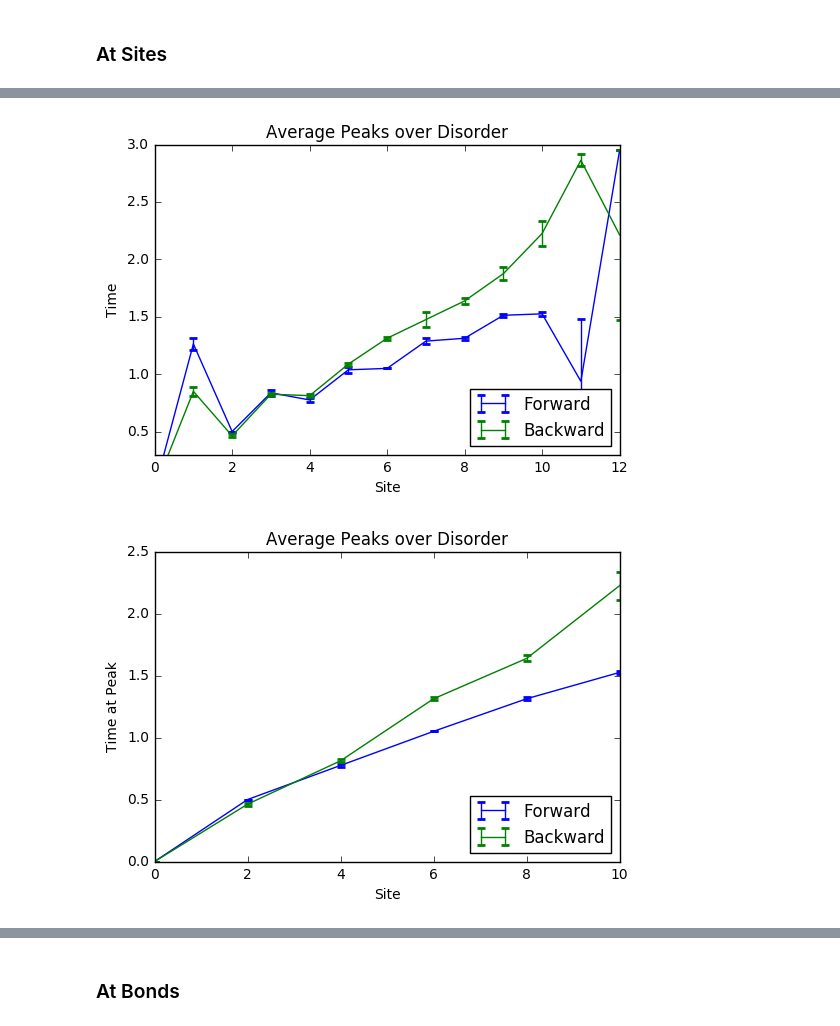
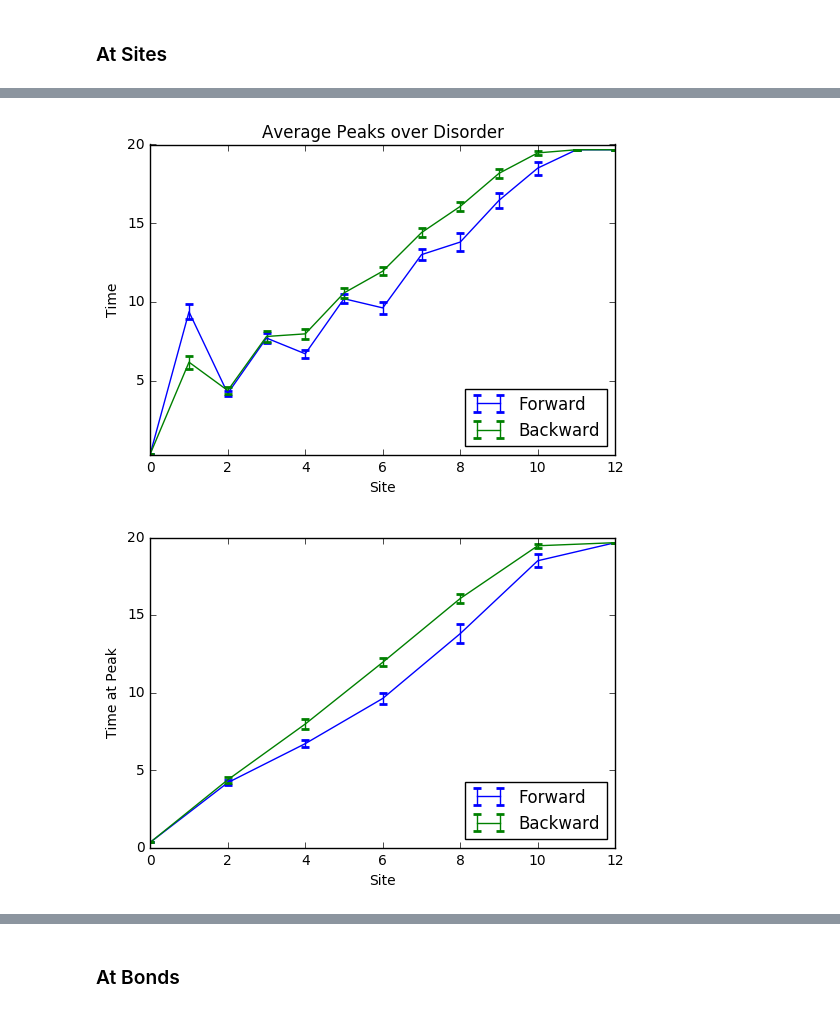
Before and after one commit to cnstahl/Asymmetric, a Jupyter notebook: python/Hamiltonian/Peaks13.ipynb, the cells around one changed output, grey strips where cells are left out. Saved outputs shown, nothing was run; the diff lists cells and outputs as text; code cells hidden in the pictures.

```diff
--- a/python/Hamiltonian/Peaks13.ipynb
+++ b/python/Hamiltonian/Peaks13.ipynb
@@ -17,21 +17,22 @@ def chop(a, warn = True):
 ### Get Data
 # %%
 L = 13
-end = 3
-n = 20
+end = 20
+n = 3
 
 here = True
 pauli = True
 Azero = True
 Aplus = False
 Amult = False
-field_strength = 1
+field_strength = .5
 dot_strength = 0
 
 prefix = "data/weights_L"+str(L)+"end"+str(end)+"n"+str(n)+"_"+str(int(here))+ \
          str(int(pauli))+"_"+str(int(Azero))+str(int(Aplus))+str(int(Amult))+ \
          "_f"+str(field_strength)+"d"+str(dot_strength)+"#"
 fnames = glob.glob(prefix + "*.npy")
+# fnames = fnames[4:5]
 # %%
 trials = len(fnames)
 weights_site = np.zeros((trials, 2, L,   end*n))
@@ -143,22 +168,24 @@ plt.legend(loc=4)
 plt.title('Average Peaks over Disorder')
 plt.show()
 # %% [output]
-[figure, old version]
+[figure, new version]
 # %%
+mask = np.arange(0,L,2)
 avg_peaks, std_peaks = mean_and_std(peakses_site)
+# for peaks in peakses_site:
+
 avg_peaks[1] = avg_peaks[1][::-1]
 std_peaks[1] = std_peaks[1][::-1]
-plt.errorbar(range(L)[:-1:2],avg_peaks[0][:-1:2]/n, yerr=std_peaks[0][:-1:2]/n, capthick=2, label="Forward")
-plt.errorbar(range(L)[:-1:2],avg_peaks[1][:-1:2]/n, yerr=std_peaks[1][:-1:2]/n, capthick=2, label="Backward")
+plt.errorbar(np.arange(L)[mask],avg_peaks[0][mask]/n, yerr=std_peaks[0][mask]/n, capthick=2, label="Forward")
+plt.errorbar(np.arange(L)[mask],avg_peaks[1][mask]/n, yerr=std_peaks[1][mask]/n, capthick=2, label="Backward")
 plt.ylabel('Time at Peak')
 plt.xlabel('Site')
-# plt.ylim(0.3)
 plt.legend(loc=4)
 # plt.title('Average Peaks over Disorder')
-# plt.savefig('figures/avgPeaksL13_2s.pdf')
+plt.savefig('figures/avgPeaksL13_2s.pdf')
 plt.show()
 # %% [output]
-[figure, old version]
+[figure, new version]
 # %%
 print(peaks/n)
 print(chop(avg_peaks/n))
```
Also changed, not shown: parts of 8 cells of this notebook, 1 other file.
